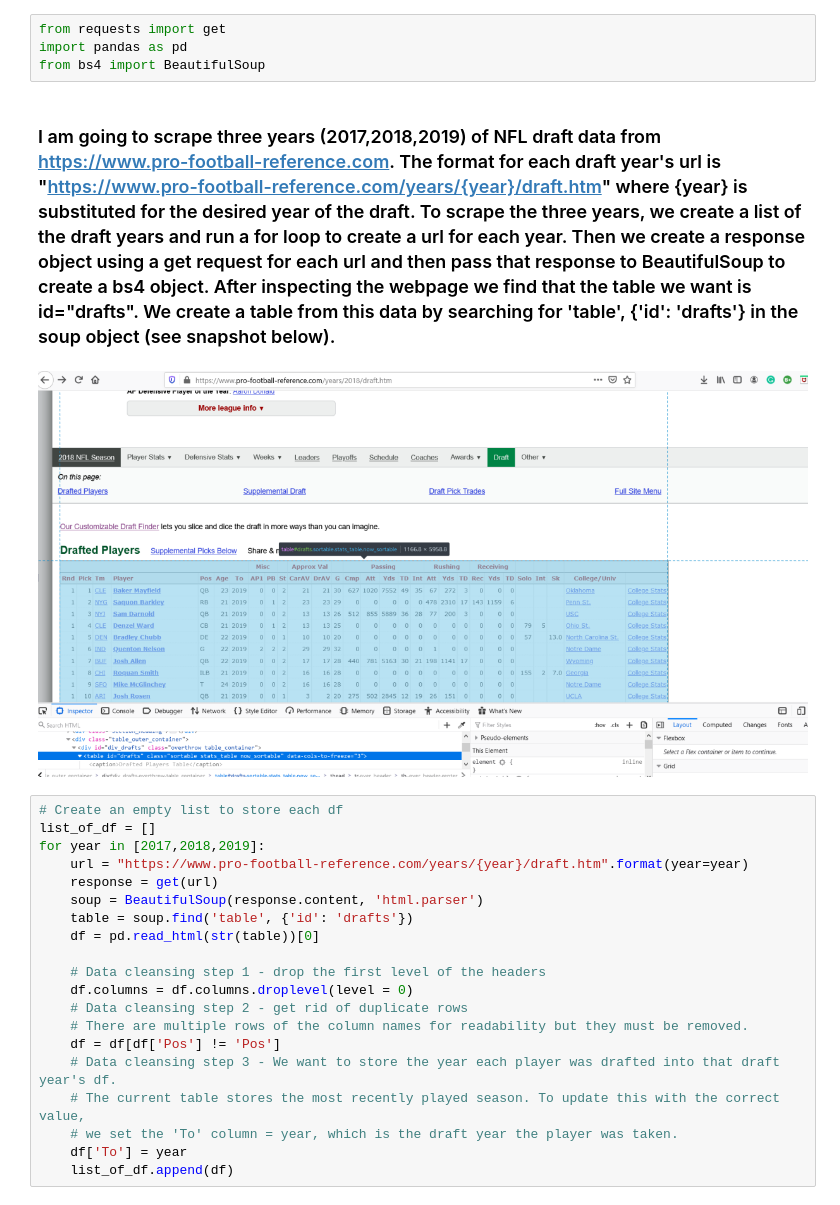
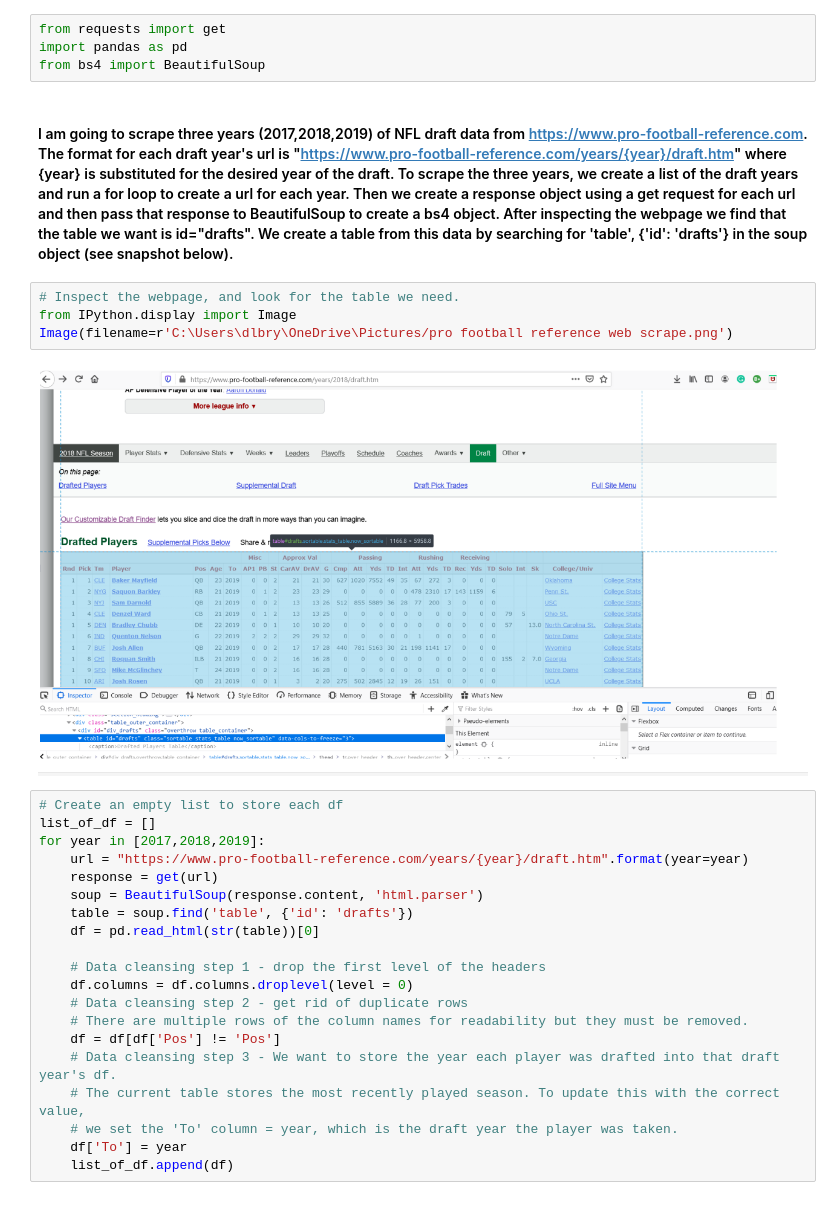
Before and after one commit to DanZylkowski/Merging-NFL-Draft-NFL-Combine-and-NFL-Fantasy-stats, a Jupyter notebook: DSC 540 Milestone 3.ipynb, the cells around one changed output. Saved outputs shown, nothing was run; the diff lists cells and outputs as text.

```diff
--- a/DSC 540 Milestone 3.ipynb
+++ b/DSC 540 Milestone 3.ipynb
@@ -3,9 +3,13 @@ from requests import get
 import pandas as pd
 from bs4 import BeautifulSoup
 # %% [markdown]
-### I am going to scrape three years (2017,2018,2019) of NFL draft data from https://www.pro-football-reference.com. The format for each draft year's url is "https://www.pro-football-reference.com/years/{year}/draft.htm" where {year} is substituted for the desired year of the draft. To scrape the three years, we create a list of the draft years and run a for loop to create a url for each year. Then we create a response object using a get request for each url and then pass that response to BeautifulSoup to create a bs4 object. After inspecting the webpage we find that the table we want is id="drafts". We create a table from this data by searching for 'table', {'id': 'drafts'} in the soup object (see snapshot below).
+#### I am going to scrape three years (2017,2018,2019) of NFL draft data from https://www.pro-football-reference.com. The format for each draft year's url is "https://www.pro-football-reference.com/years/{year}/draft.htm" where {year} is substituted for the desired year of the draft. To scrape the three years, we create a list of the draft years and run a for loop to create a url for each year. Then we create a response object using a get request for each url and then pass that response to BeautifulSoup to create a bs4 object. After inspecting the webpage we find that the table we want is id="drafts". We create a table from this data by searching for 'table', {'id': 'drafts'} in the soup object (see snapshot below).
-# %% [markdown]
-![image.png](attachment:image.png)
+# %%
+# Inspect the webpage, and look for the table we need.
+from IPython.display import Image
+Image(filename=r'C:\Users\dlbry\OneDrive\Pictures/pro football reference web scrape.png')
+# %% [output]
+[figure, added]
 # %%
 # Create an empty list to store each df
 list_of_df = []
```
Also changed, not shown: parts of 4 cells of this notebook.
